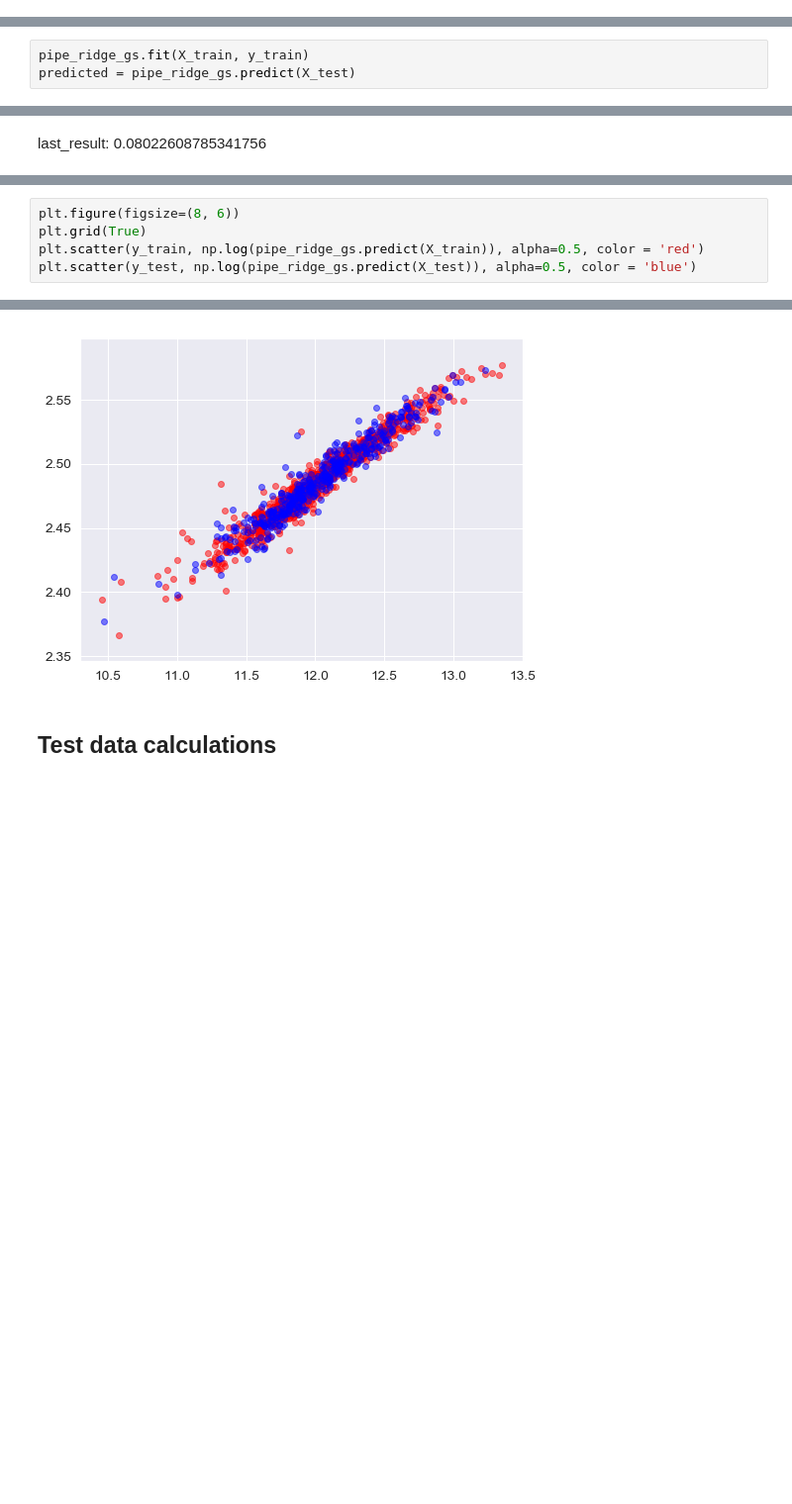
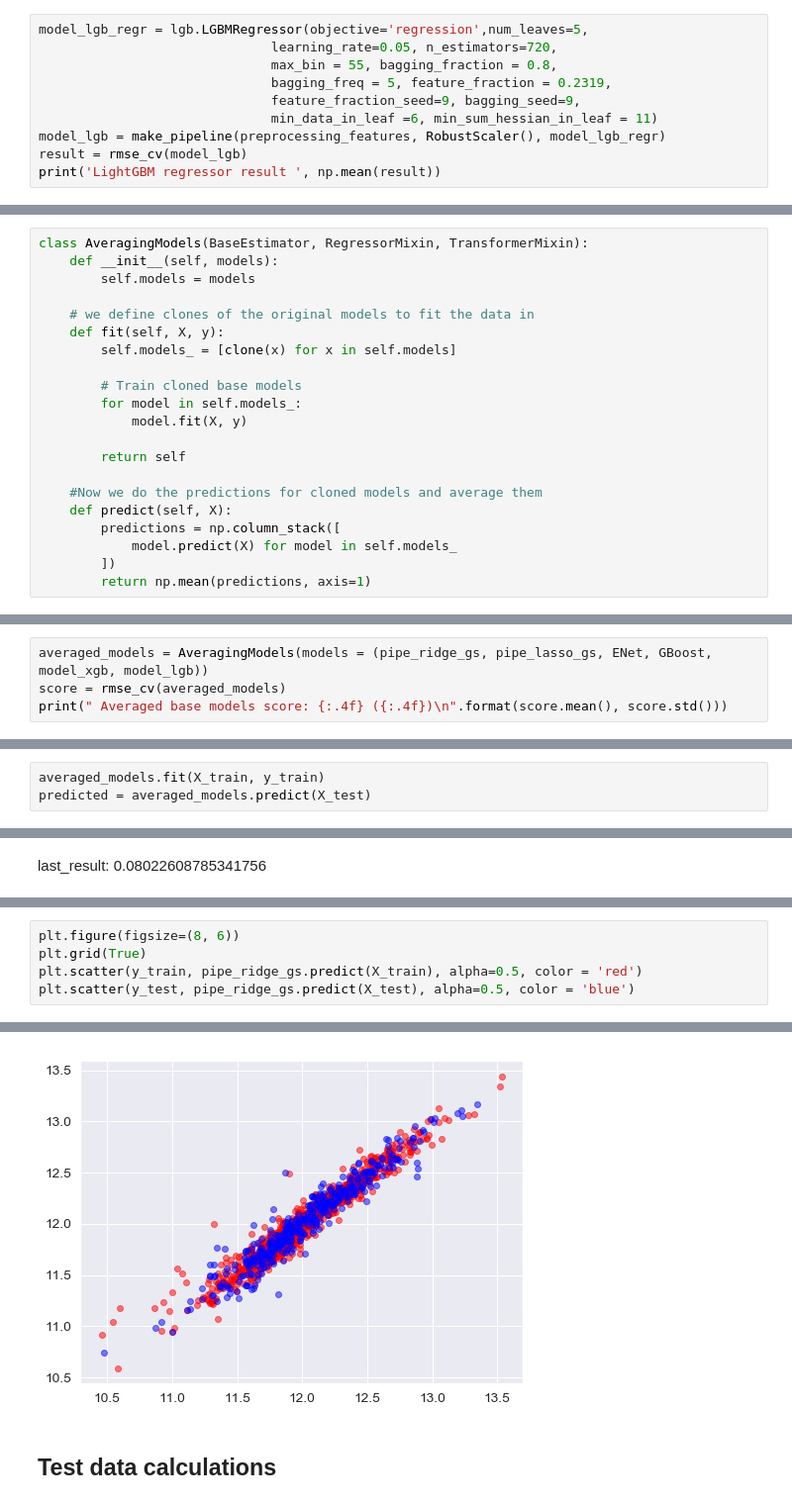
Before and after one commit to tarasovnm/house_prices, a Jupyter notebook: house_prices.ipynb, the cells around one changed output, grey strips where cells are left out. Shown at 99% size. Drawn from its saved outputs; the diff is of its cells as text; blank space fills up the shorter version.

Commit message:
Added models: Elastic Net, Gradient Boosting, XGboost, LightGBM. Stacked this models. Score: 0.11642

```diff
--- a/house_prices.ipynb
+++ b/house_prices.ipynb
@@ -829,0 +876,10 @@ np.mean(result)
+# %%
+model_lgb_regr = lgb.LGBMRegressor(objective='regression',num_leaves=5,
+                              learning_rate=0.05, n_estimators=720,
+                              max_bin = 55, bagging_fraction = 0.8,
+                              bagging_freq = 5, feature_fraction = 0.2319,
+                              feature_fraction_seed=9, bagging_seed=9,
+                              min_data_in_leaf =6, min_sum_hessian_in_leaf = 11)
+model_lgb = make_pipeline(preprocessing_features, RobustScaler(), model_lgb_regr)
+result = rmse_cv(model_lgb)
+print('LightGBM regressor result ', np.mean(result))
@@ -829,0 +894,21 @@ np.mean(result)
+# %%
+class AveragingModels(BaseEstimator, RegressorMixin, TransformerMixin):
+    def __init__(self, models):
+        self.models = models
+
+    # we define clones of the original models to fit the data in
+    def fit(self, X, y):
+        self.models_ = [clone(x) for x in self.models]
+
+        # Train cloned base models
+        for model in self.models_:
+            model.fit(X, y)
+
+        return self
+
+    #Now we do the predictions for cloned models and average them
+    def predict(self, X):
+        predictions = np.column_stack([
+            model.predict(X) for model in self.models_
+        ])
+        return np.mean(predictions, axis=1)
@@ -829,0 +917,4 @@ np.mean(result)
+# %%
+averaged_models = AveragingModels(models = (pipe_ridge_gs, pipe_lasso_gs, ENet, GBoost, model_xgb, model_lgb))
+score = rmse_cv(averaged_models)
+print(" Averaged base models score: {:.4f} ({:.4f})\n".format(score.mean(), score.std()))
@@ -840,6 +966,6 @@ For completeness, let us just fit an optimized model on the full training data a
 # %%
-pipe_ridge_gs.fit(X_train, y_train)
-predicted = pipe_ridge_gs.predict(X_test)
+averaged_models.fit(X_train, y_train)
+predicted = averaged_models.predict(X_test)
 # %%
 metrics.mean_absolute_error(y_test, predicted)
 # %% [output]
@@ -870,11 +995,11 @@ print(np.exp(pipe_ridge_gs.predict(X_test))[:10])
 # %%
 plt.figure(figsize=(8, 6))
 plt.grid(True)
-plt.scatter(y_train, np.log(pipe_ridge_gs.predict(X_train)), alpha=0.5, color = 'red')
-plt.scatter(y_test, np.log(pipe_ridge_gs.predict(X_test)), alpha=0.5, color = 'blue')
+plt.scatter(y_train, pipe_ridge_gs.predict(X_train), alpha=0.5, color = 'red')
+plt.scatter(y_test, pipe_ridge_gs.predict(X_test), alpha=0.5, color = 'blue')
 # %% [output]
 <matplotlib.collections.PathCollection at 0x...>
-[figure, old version]
+[figure, new version]
 # %% [markdown]
 ## Test data calculations
 # %%
```
Also changed, not shown: parts of 59 cells of this notebook, 2 other files.
